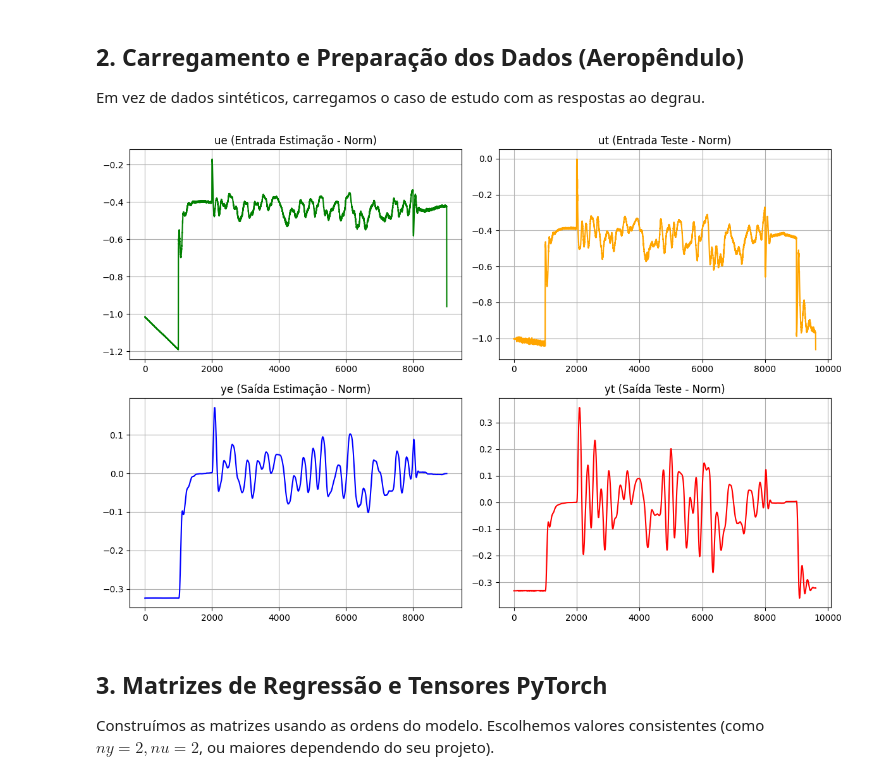
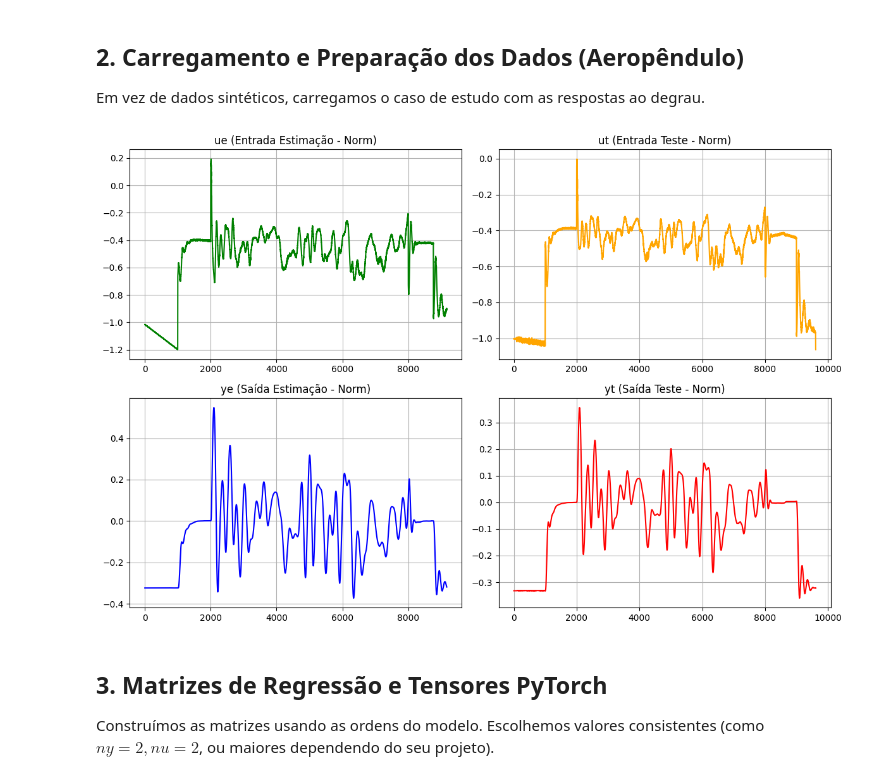
Before and after one commit to FelipeEduardoMarcondes/SYSTEM-IDENTIFICATION-AERO, a Jupyter notebook: identificação-collab/ANN_NARX_AEROPENDULO.ipynb, the cells around one changed output. Drawn from its saved outputs; the diff is of its cells as text; code cells hidden in the pictures.

```diff
--- a/identificação-collab/ANN_NARX_AEROPENDULO.ipynb
+++ b/identificação-collab/ANN_NARX_AEROPENDULO.ipynb
@@ -109,7 +109,7 @@ BASE2 = (
 ue, ye = carregar_experimento(BASE2 + "multi-sine-2_0731_17-38.csv", decimacao=15)
 ut, yt = carregar_experimento(BASE2 + "multi-sine-3_0731_17-45.csv", decimacao=15)
 
-ue, ye = carregar_experimento(BASE2 + "multi-sine-2_0731_17-38.csv") # Estimação
+ue, ye = carregar_experimento(BASE2 + "multi-sine-4_0731_17-50.csv") # Estimação
 ut, yt = carregar_experimento(BASE2 + "multi-sine-3_0731_17-45.csv") # Teste
 
 
@@ -127,34 +127,34 @@ limites_angulo = np.array([[-90], [180]])
 scaler_u.fit(limites_motor)
 scaler_y.fit(limites_angulo)
 
 # Transforma usando o scaler treinado com os limites físicos
 ue_norm = scaler_u.transform(ue.reshape(-1, 1)).flatten()
 ye_norm = scaler_y.transform(ye.reshape(-1, 1)).flatten()
 
 ut_norm = scaler_u.transform(ut.reshape(-1, 1)).flatten()
 yt_norm = scaler_y.transform(yt.reshape(-1, 1)).flatten()
 
 plt.figure(figsize=(12, 8))
 plt.subplot(221)
 plt.plot(ue_norm, color='green')
 plt.title('ue (Entrada Estimação - Norm)')
 plt.grid()
 plt.subplot(222)
 plt.plot(ut_norm, color='orange')
 plt.title('ut (Entrada Teste - Norm)')
 plt.grid()
 plt.subplot(223)
 plt.plot(ye_norm, color='blue')
 plt.title('ye (Saída Estimação - Norm)')
 plt.grid()
 plt.subplot(224)
 plt.plot(yt_norm, color='red')
 plt.title('yt (Saída Teste - Norm)')
 plt.grid()
 plt.tight_layout()
 plt.show()
 # %% [output]
-[figure, old version]
+[figure, new version]
 # %% [markdown]
 ## 3. Matrizes de Regressão e Tensores PyTorch
 
```
Also changed, not shown: parts of 5 cells of this notebook, 8 other files.
